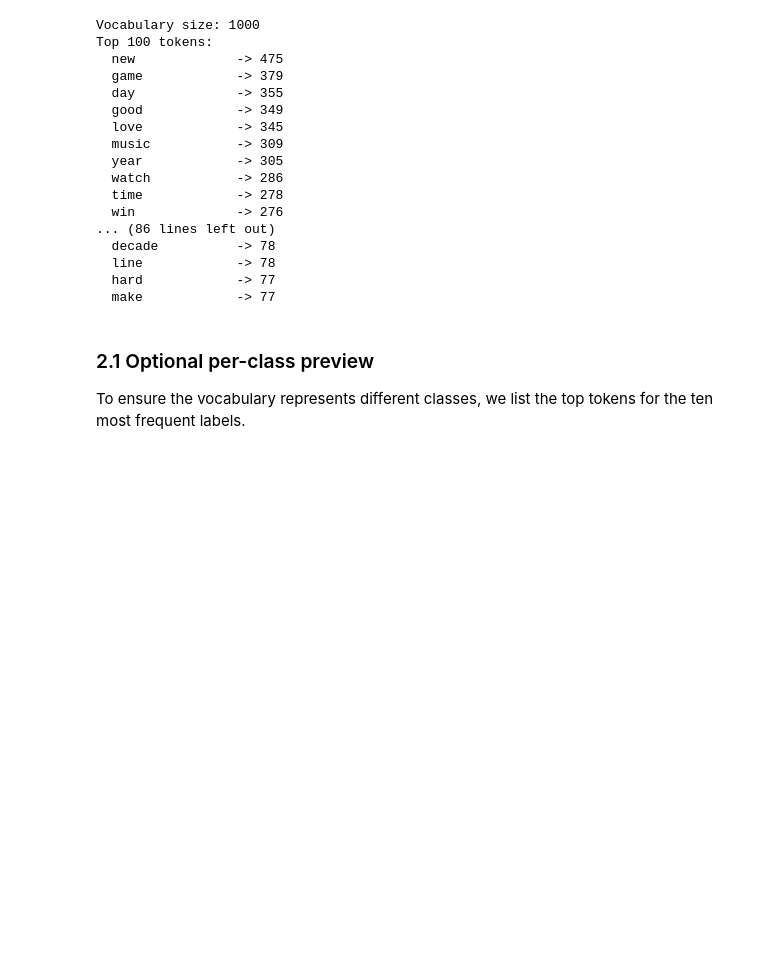
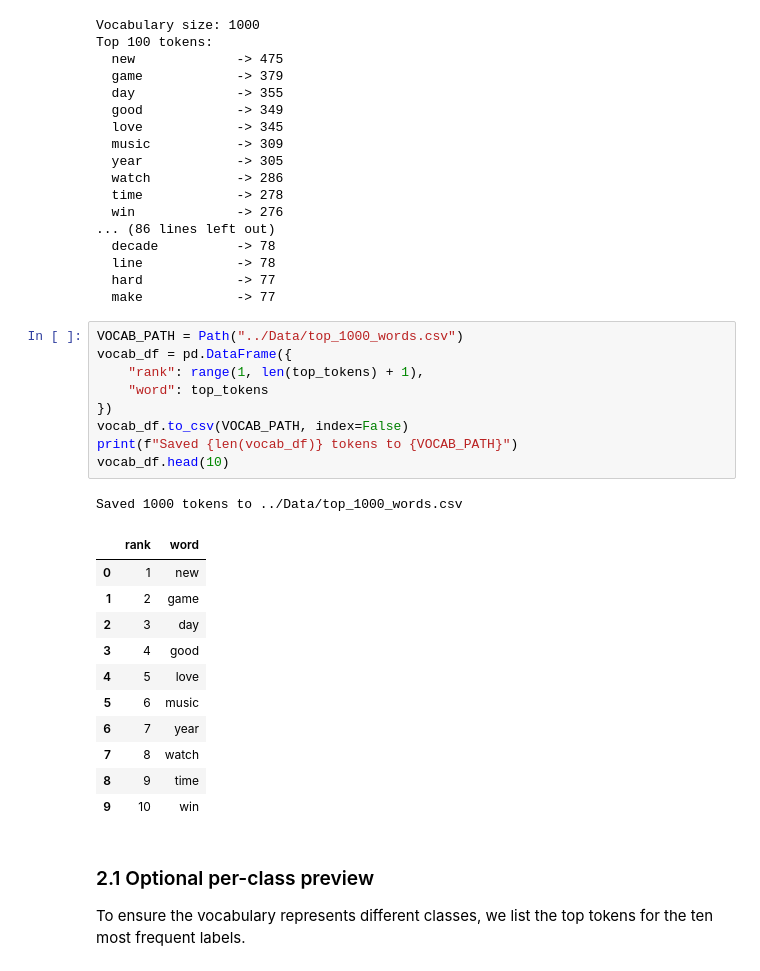
Before and after one commit to justus0306/NLP_25_26, a Jupyter notebook: Abgabe/Notebooks/lab4.ipynb, the cells around one changed output. Cells and saved outputs as stored; diff of their text form; blank space fills up the shorter version.

```diff
--- a/Abgabe/Notebooks/lab4.ipynb
+++ b/Abgabe/Notebooks/lab4.ipynb
@@ -126,6 +126,28 @@ Top 100 tokens:
   line            -> 78
   hard            -> 77
   make            -> 77
+# %%
+VOCAB_PATH = Path("../Data/top_1000_words.csv")
+vocab_df = pd.DataFrame({
+    "rank": range(1, len(top_tokens) + 1),
+    "word": top_tokens
+})
+vocab_df.to_csv(VOCAB_PATH, index=False)
+print(f"Saved {len(vocab_df)} tokens to {VOCAB_PATH}")
+vocab_df.head(10)
+# %% [output]
+Saved 1000 tokens to ../Data/top_1000_words.csv
+|  | rank | word |
+| 0 | 1 | new |
+| 1 | 2 | game |
+| 2 | 3 | day |
+| 3 | 4 | good |
+| 4 | 5 | love |
+| 5 | 6 | music |
+| 6 | 7 | year |
+| 7 | 8 | watch |
+| 8 | 9 | time |
+| 9 | 10 | win |
 # %% [markdown]
 ### 2.1 Optional per-class preview
 To ensure the vocabulary represents different classes, we list the top tokens for the ten most frequent labels.
```
Also changed, not shown: parts of 7 cells of this notebook, 2 other files.
